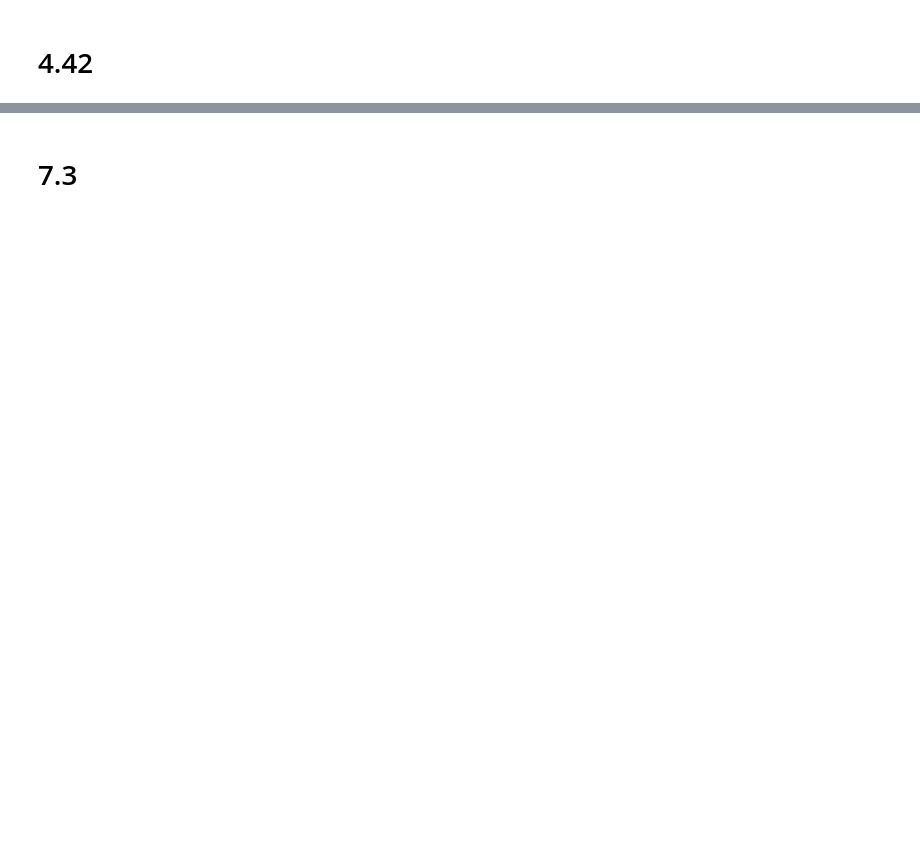
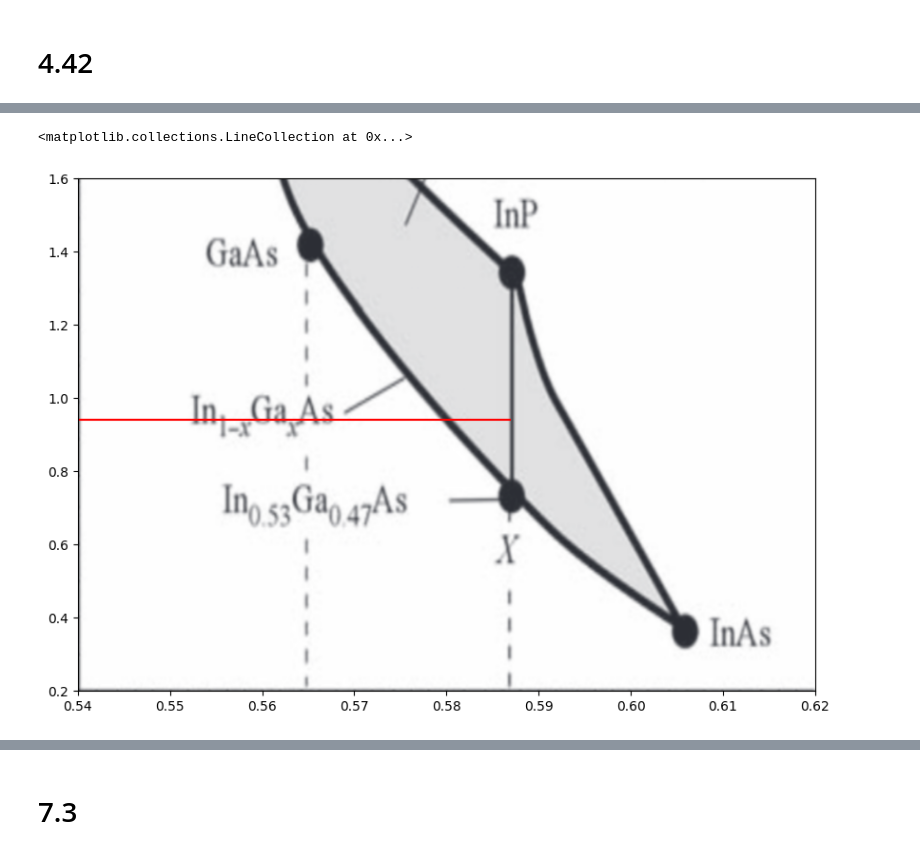
Before and after one commit to 11of12/coursework, a Jupyter notebook: winter2026/ecen555/hw7/hw7.ipynb, the cells around one changed output, grey strips where cells are left out. Drawn from its saved outputs; the diff is of its cells as text; code cells hidden in the pictures; blank space fills up the shorter version.

```diff
--- a/winter2026/ecen555/hw7/hw7.ipynb
+++ b/winter2026/ecen555/hw7/hw7.ipynb
@@ -244,0 +388,18 @@ Clearly, the change in wavelength due to the change in bandgap dominates the cha
+# %%
+from scipy.constants import k
+
+T = 300
+wl = 1.3e-6
+E_g = (h*c/wl - 0.5*k*T)/e # The correction term is necessary with bulk semiconductor lasers
+
+img = plt.imread("lattice_matching_cropped.png")
+fig, ax = plt.subplots(figsize=(10, 7))
+
+ax.set_xlim([0.54, 0.62])
+ax.set_ylim([0.2, 1.6])
+ax.imshow(img, extent=[0.54, 0.62, 0.2, 1.6],aspect="auto")
+
+ax.hlines(E_g, 0.54, 0.587, color="r", zorder=1)
+# %% [output]
+<matplotlib.collections.LineCollection at 0x...>
+[figure, added]
```
Also changed, not shown: parts of 43 cells of this notebook, 14 other files.
